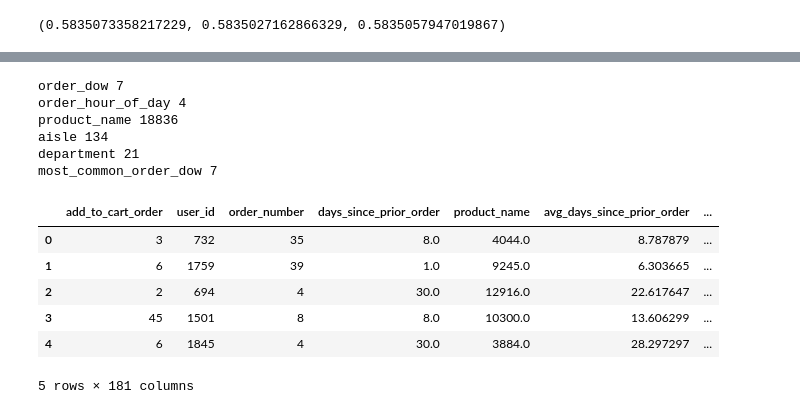
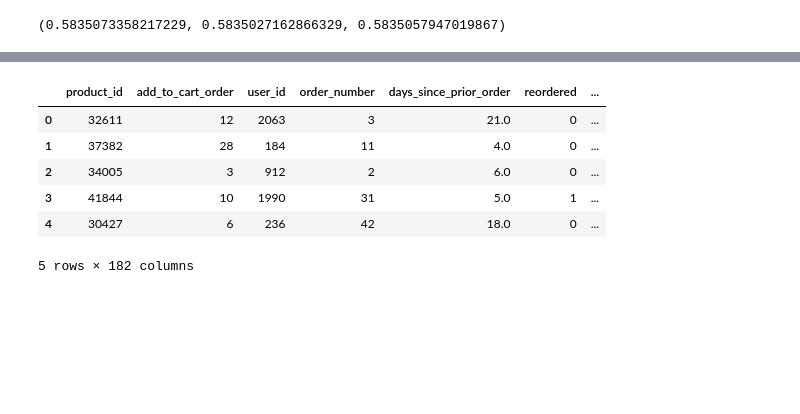
Before and after one commit to McGill-MMA-EnterpriseAnalytics/Instacart-Market-Basket-Analysis, a Jupyter notebook: Feature_Engineering.ipynb, the cells around one changed output, grey strips where cells are left out. Saved outputs shown, nothing was run; the diff lists cells and outputs as text; code cells hidden in the pictures; blank space fills up the shorter version.

Commit message:
train-val-test

```diff
--- a/Feature_Engineering.ipynb
+++ b/Feature_Engineering.ipynb
@@ -41,11 +44,0 @@ train.head()
-# %%
-#function to drop order_id, eval_set, product_id, aisle_id and department_id
-def drop_columns(data):
-    data = data.drop(['order_id', 'eval_set', 'product_id', 'aisle_id', 'department_id'], axis=1)
-    return data
-
-#function to seperate features and target
-def feature_target(data):
-    X = data.drop('reordered', axis=1)
-    y = data['reordered']
-    return X, y
@@ -172,8 +44,0 @@ dtype: int64
-# %%
-#show rows where days_since_prior_order is nan
-train[train['days_since_prior_order'].isnull()]
-#imputing nan values with 0 as this is the first order
-train['days_since_prior_order'] = train['days_since_prior_order'].fillna(0)
-# %%
-#imputing order_hour_of_day with most common order_hour_of_day
-train['order_hour_of_day'] = train['order_hour_of_day'].fillna(train['order_hour_of_day'].mode()[0])
@@ -183,31 +44,0 @@ X_train, y_train = feature_target(train)
-# %%
-categorical_columns = ['order_dow', 'order_hour_of_day','product_name', 'aisle', 'department', 'most_common_order_dow']
-
-#count of unique values in each categorical column
-for column in categorical_columns:
-    print(column, X_train[column].nunique())
-# %% [output]
-order_dow 7
-order_hour_of_day 4
-product_name 18836
-aisle 134
-department 21
-most_common_order_dow 7
-# %%
-#product_name has too many columns so apply ordinal encoding
-from sklearn.preprocessing import OrdinalEncoder
-encoder = OrdinalEncoder()
-X_train['product_name'] = encoder.fit_transform(X_train['product_name'].values.reshape(-1,1))
-
-#one hot encoding for other categorical columns
-X_train = pd.get_dummies(X_train, columns=['order_dow', 'order_hour_of_day', 'aisle', 'department', 'most_common_order_dow'])
-
-X_train.head()
-# %% [output]
-|  | add_to_cart_order | user_id | order_number | days_since_prior_order | product_name | avg_days_since_prior_order | ... |
-| 0 | 3 | 732 | 35 | 8.0 | 4044.0 | 8.787879 | ... |
-| 1 | 6 | 1759 | 39 | 1.0 | 9245.0 | 6.303665 | ... |
-| 2 | 2 | 694 | 4 | 30.0 | 12916.0 | 22.617647 | ... |
-| 3 | 45 | 1501 | 8 | 8.0 | 10300.0 | 13.606299 | ... |
-| 4 | 6 | 1845 | 4 | 30.0 | 3884.0 | 28.297297 | ... |
-5 rows × 181 columns
@@ -213,0 +123,24 @@ X_train.head()
+# %%
+#dropping columns
+train = drop_columns(train)
+train = avg_days_since_prior_order(train)
+train = most_common_order_dow(train)
+train = split_order_hour_of_day(train)
+train = total_orders(train)
+train = avg_products(train)
+train = fill_na(train)
+train = impute_order_hour_of_day(train)
+train = drop_null_rows(train)
+train = one_hot_encoding(train)
+# train, oe = encode_product_name(train)
+
+
+train.head()
+# %% [output]
+|  | product_id | add_to_cart_order | user_id | order_number | days_since_prior_order | reordered | ... |
+| 0 | 32611 | 12 | 2063 | 3 | 21.0 | 0 | ... |
+| 1 | 37382 | 28 | 184 | 11 | 4.0 | 0 | ... |
+| 2 | 34005 | 3 | 912 | 2 | 6.0 | 0 | ... |
+| 3 | 41844 | 10 | 1990 | 31 | 5.0 | 1 | ... |
+| 4 | 30427 | 6 | 236 | 42 | 18.0 | 0 | ... |
+5 rows × 182 columns
```
Also changed, not shown: parts of 18 cells of this notebook.
